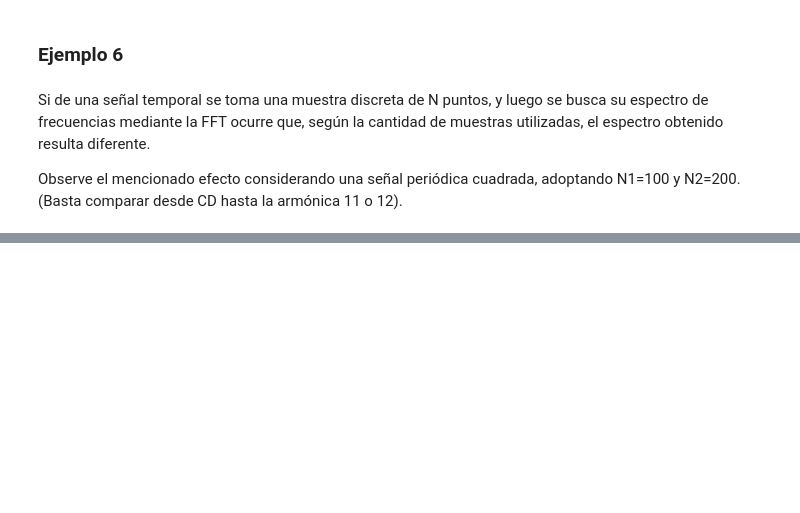
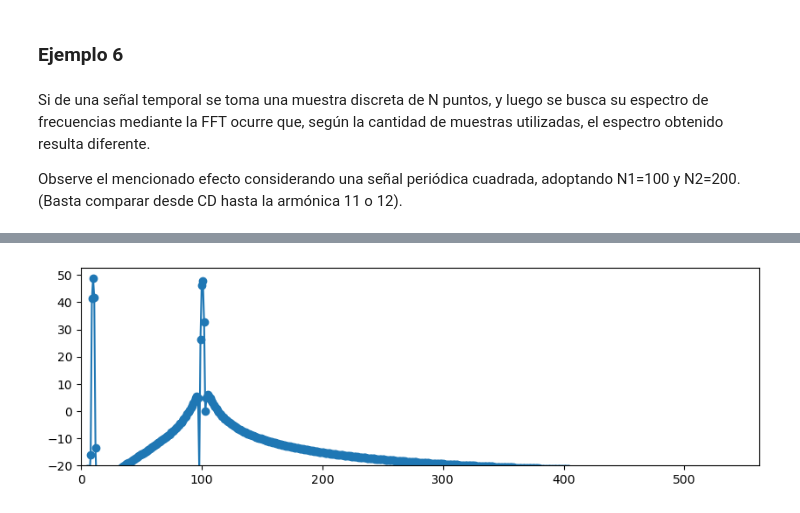
Before and after one commit to fmirandabonomi/curso_sdr_invap, a Jupyter notebook: dsp_tiempo_frecuencia.ipynb, the cells around one changed output, grey strips where cells are left out. Cells and saved outputs as stored; diff of their text form; code cells hidden in the pictures; blank space fills up the shorter version.

```diff
--- a/dsp_tiempo_frecuencia.ipynb
+++ b/dsp_tiempo_frecuencia.ipynb
@@ -1094,0 +1132,4 @@ plt.show()
+# %%
+ejemplo_7(10,100.5,ventana="hamming")
+# %% [output]
+[figure, added]
```
Also changed, not shown: parts of 13 cells of this notebook.
